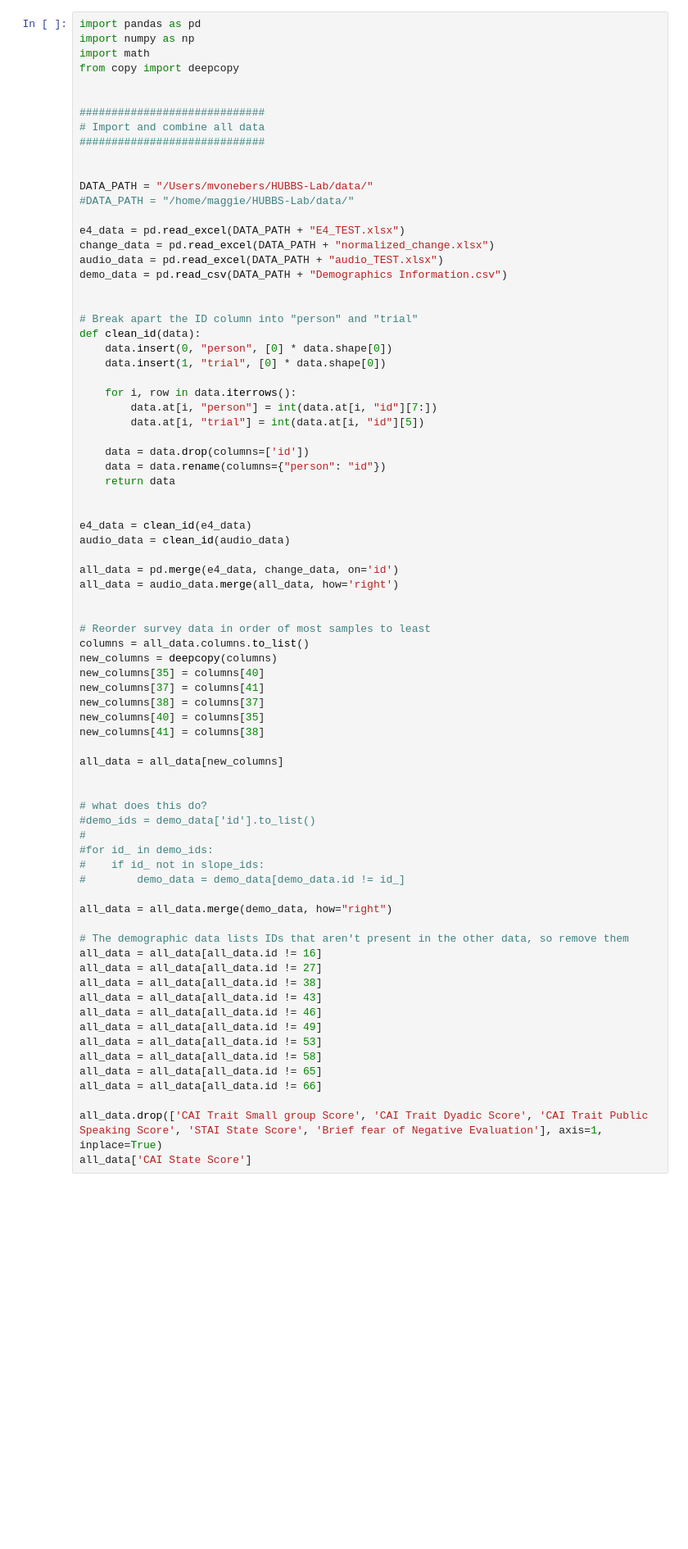
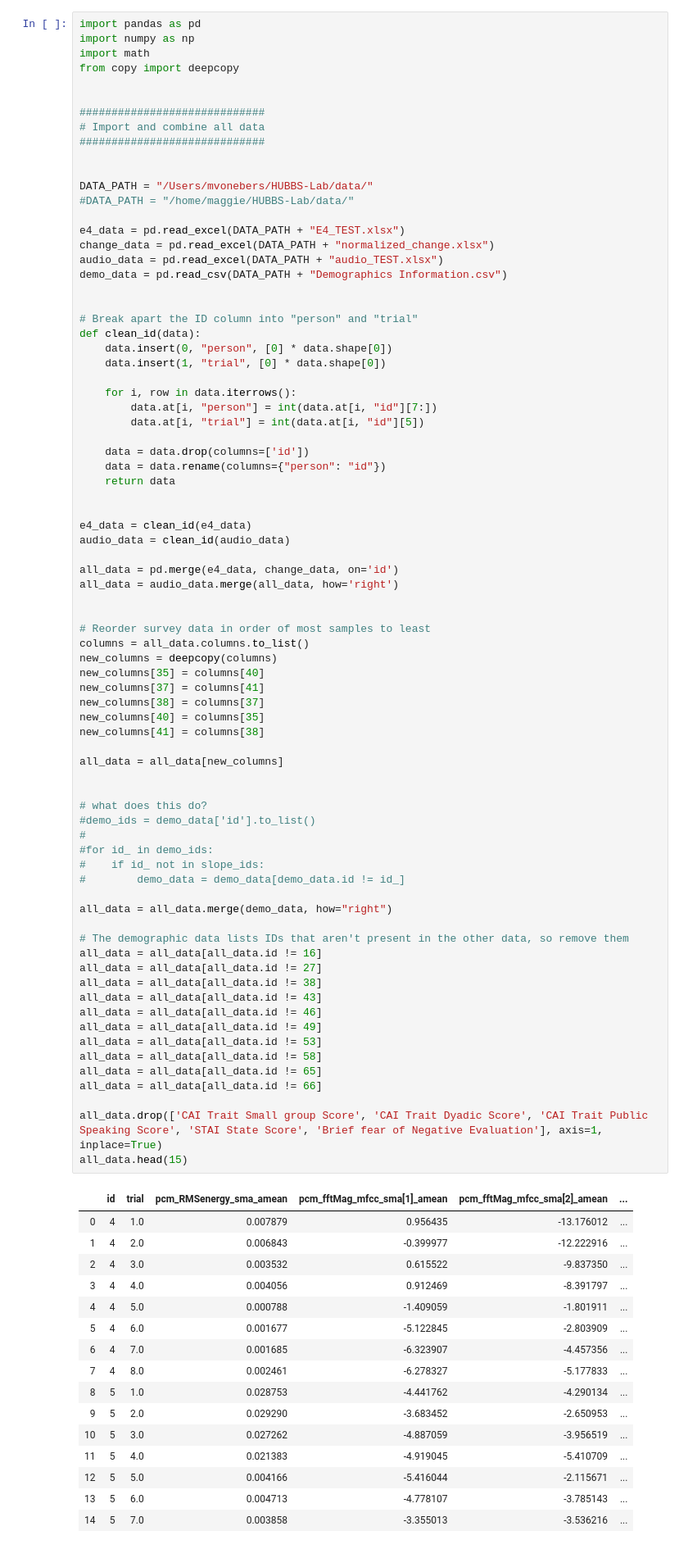
Before and after one commit to mx60s/HUBBS-Lab, a Jupyter notebook: The New One.ipynb, the cells around one changed output. Shown: that part at 82% size. Drawn from its saved outputs; the diff is of its cells as text; blank space fills up the shorter version.

```diff
--- a/The New One.ipynb
+++ b/The New One.ipynb
@@ -48,31 +48,47 @@ new_columns[37] = columns[41]
 new_columns[38] = columns[37]
 new_columns[40] = columns[35]
 new_columns[41] = columns[38]
 
 all_data = all_data[new_columns]
 
 
 # what does this do?
 #demo_ids = demo_data['id'].to_list()
 #
 #for id_ in demo_ids:
 #    if id_ not in slope_ids:
 #        demo_data = demo_data[demo_data.id != id_]
 
 all_data = all_data.merge(demo_data, how="right")
 
 # The demographic data lists IDs that aren't present in the other data, so remove them
 all_data = all_data[all_data.id != 16]
 all_data = all_data[all_data.id != 27]
 all_data = all_data[all_data.id != 38]
 all_data = all_data[all_data.id != 43]
 all_data = all_data[all_data.id != 46]
 all_data = all_data[all_data.id != 49]
 all_data = all_data[all_data.id != 53]
 all_data = all_data[all_data.id != 58]
 all_data = all_data[all_data.id != 65]
 all_data = all_data[all_data.id != 66]
 
 all_data.drop(['CAI Trait Small group Score', 'CAI Trait Dyadic Score', 'CAI Trait Public Speaking Score', 'STAI State Score', 'Brief fear of Negative Evaluation'], axis=1, inplace=True)
-all_data['CAI State Score']
+all_data.head(15)
 # %% [output]
+|  | id | trial | pcm_RMSenergy_sma_amean | pcm_fftMag_mfcc_sma[1]_amean | pcm_fftMag_mfcc_sma[2]_amean | ... |
+| 0 | 4 | 1.0 | 0.007879 | 0.956435 | -13.176012 | ... |
+| 1 | 4 | 2.0 | 0.006843 | -0.399977 | -12.222916 | ... |
+| 2 | 4 | 3.0 | 0.003532 | 0.615522 | -9.837350 | ... |
+| 3 | 4 | 4.0 | 0.004056 | 0.912469 | -8.391797 | ... |
+| 4 | 4 | 5.0 | 0.000788 | -1.409059 | -1.801911 | ... |
+| 5 | 4 | 6.0 | 0.001677 | -5.122845 | -2.803909 | ... |
+| 6 | 4 | 7.0 | 0.001685 | -6.323907 | -4.457356 | ... |
+| 7 | 4 | 8.0 | 0.002461 | -6.278327 | -5.177833 | ... |
+| 8 | 5 | 1.0 | 0.028753 | -4.441762 | -4.290134 | ... |
+| 9 | 5 | 2.0 | 0.029290 | -3.683452 | -2.650953 | ... |
+| 10 | 5 | 3.0 | 0.027262 | -4.887059 | -3.956519 | ... |
+| 11 | 5 | 4.0 | 0.021383 | -4.919045 | -5.410709 | ... |
+| 12 | 5 | 5.0 | 0.004166 | -5.416044 | -2.115671 | ... |
+| 13 | 5 | 6.0 | 0.004713 | -4.778107 | -3.785143 | ... |
+| 14 | 5 | 7.0 | 0.003858 | -3.355013 | -3.536216 | ... |
```
Also changed, not shown: parts of 8 cells of this notebook, 8 other files.
